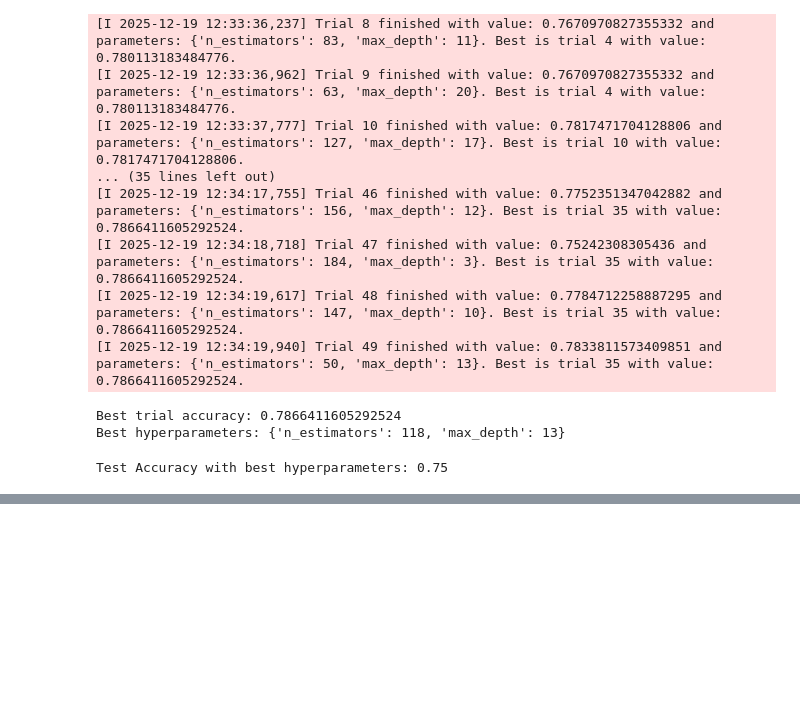
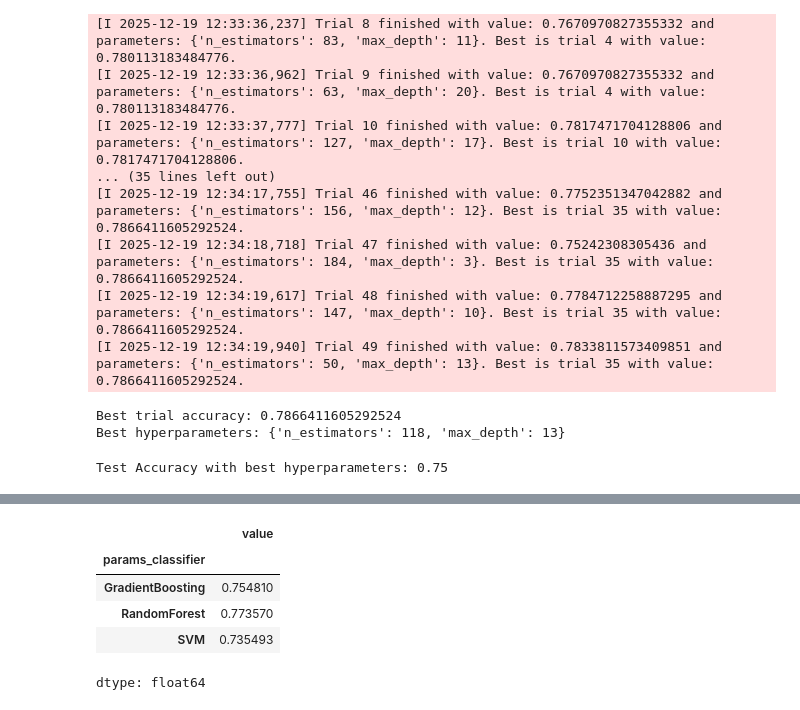
Before and after one commit to ajaykumar080286/MachineLearning, a Jupyter notebook: optuna_basics.ipynb, the cells around one changed output, grey strips where cells are left out. Drawn from its saved outputs; the diff is of its cells as text; code cells hidden in the pictures; blank space fills up the shorter version.

```diff
--- a/optuna_basics.ipynb
+++ b/optuna_basics.ipynb
@@ -145,0 +411,9 @@ Test Accuracy with best hyperparameters: 0.75
+# %%
+study.trials_dataframe().groupby('params_classifier')['value'].mean()
+# %% [output]
+|  | value |
+| params_classifier |  |
+| GradientBoosting | 0.754810 |
+| RandomForest | 0.773570 |
+| SVM | 0.735493 |
+dtype: float64
```
Also changed, not shown: parts of 28 cells of this notebook.
